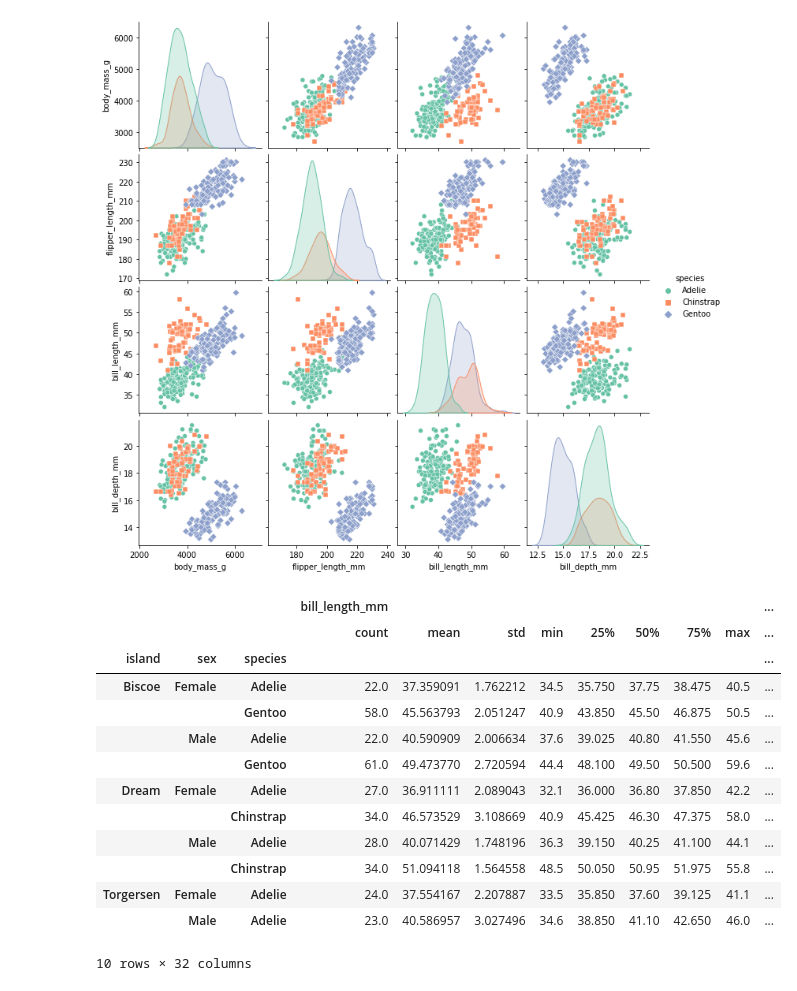
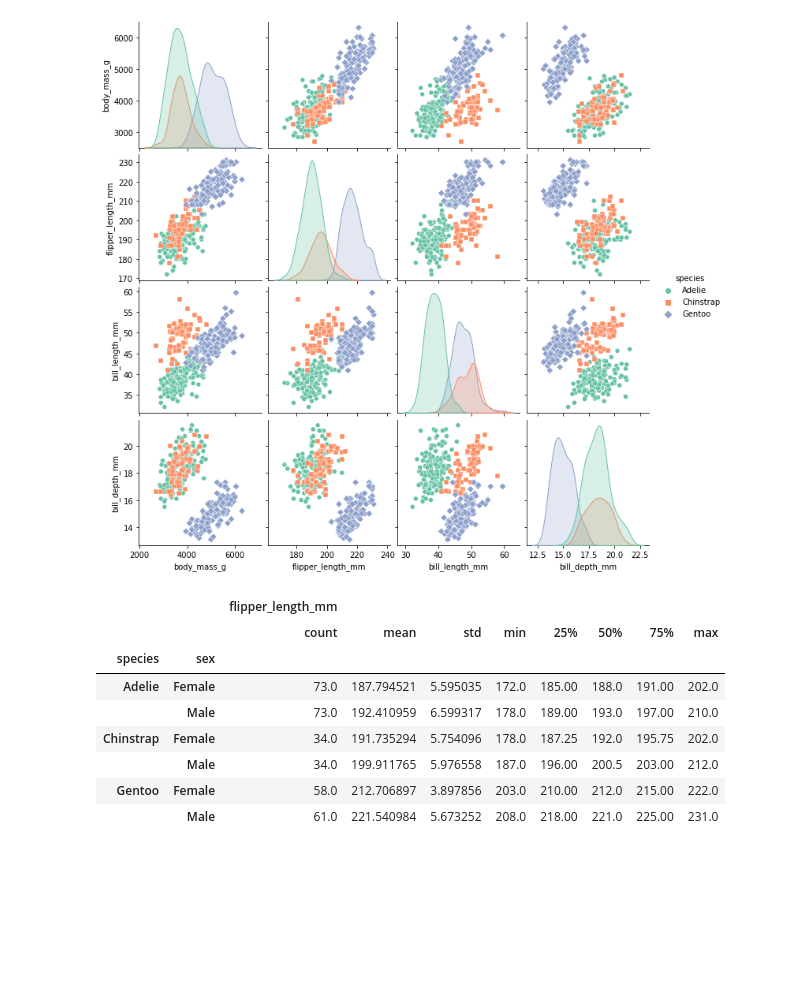
Before and after one commit to melanieoyarzun/taller_estadisticaDS, a Jupyter notebook: bloque1-tallerSTASIDS_EDA.ipynb, the cells around one changed output. Cells and saved outputs as stored; diff of their text form; code cells hidden in the pictures; blank space fills up the shorter version.

```diff
--- a/bloque1-tallerSTASIDS_EDA.ipynb
+++ b/bloque1-tallerSTASIDS_EDA.ipynb
@@ -795,26 +833,21 @@ plt.show()
 # %%
 
 # Agrupar por isla, género y especie, y calcular estadísticas descriptivas
-grouped_stats = penguins.groupby(['island', 'sex', 'species']).describe()
+grouped_stats = penguins.groupby(['species', 'sex']).describe()
 
 # Seleccionar solo las características numéricas
-numeric_columns = ['bill_length_mm', 'bill_depth_mm', 'flipper_length_mm', 'body_mass_g']
+numeric_columns = [ 'flipper_length_mm']
 grouped_stats = grouped_stats[numeric_columns]
 
 # Mostrar la tabla de estadísticas descriptivas
 grouped_stats
 # %% [output]
-|  |  |  | bill_length_mm |  |  |  |  |  |  |  | ... |
-|  |  |  | count | mean | std | min | 25% | 50% | 75% | max | ... |
-| island | sex | species |  |  |  |  |  |  |  |  | ... |
-| Biscoe | Female | Adelie | 22.0 | 37.359091 | 1.762212 | 34.5 | 35.750 | 37.75 | 38.475 | 40.5 | ... |
-|  |  | Gentoo | 58.0 | 45.563793 | 2.051247 | 40.9 | 43.850 | 45.50 | 46.875 | 50.5 | ... |
-|  | Male | Adelie | 22.0 | 40.590909 | 2.006634 | 37.6 | 39.025 | 40.80 | 41.550 | 45.6 | ... |
-|  |  | Gentoo | 61.0 | 49.473770 | 2.720594 | 44.4 | 48.100 | 49.50 | 50.500 | 59.6 | ... |
-| Dream | Female | Adelie | 27.0 | 36.911111 | 2.089043 | 32.1 | 36.000 | 36.80 | 37.850 | 42.2 | ... |
-|  |  | Chinstrap | 34.0 | 46.573529 | 3.108669 | 40.9 | 45.425 | 46.30 | 47.375 | 58.0 | ... |
-|  | Male | Adelie | 28.0 | 40.071429 | 1.748196 | 36.3 | 39.150 | 40.25 | 41.100 | 44.1 | ... |
-|  |  | Chinstrap | 34.0 | 51.094118 | 1.564558 | 48.5 | 50.050 | 50.95 | 51.975 | 55.8 | ... |
-| Torgersen | Female | Adelie | 24.0 | 37.554167 | 2.207887 | 33.5 | 35.850 | 37.60 | 39.125 | 41.1 | ... |
-|  | Male | Adelie | 23.0 | 40.586957 | 3.027496 | 34.6 | 38.850 | 41.10 | 42.650 | 46.0 | ... |
+|  |  | flipper_length_mm |  |  |  |  |  |  |  |
+|  |  | count | mean | std | min | 25% | 50% | 75% | max |
+| species | sex |  |  |  |  |  |  |  |  |
+| Adelie | Female | 73.0 | 187.794521 | 5.595035 | 172.0 | 185.00 | 188.0 | 191.00 | 202.0 |
+|  | Male | 73.0 | 192.410959 | 6.599317 | 178.0 | 189.00 | 193.0 | 197.00 | 210.0 |
+| Chinstrap | Female | 34.0 | 191.735294 | 5.754096 | 178.0 | 187.25 | 192.0 | 195.75 | 202.0 |
+|  | Male | 34.0 | 199.911765 | 5.976558 | 187.0 | 196.00 | 200.5 | 203.00 | 212.0 |
+| Gentoo | Female | 58.0 | 212.706897 | 3.897856 | 203.0 | 210.00 | 212.0 | 215.00 | 222.0 |
+|  | Male | 61.0 | 221.540984 | 5.673252 | 208.0 | 218.00 | 221.0 | 225.00 | 231.0 |
-10 rows × 32 columns
```
Also changed, not shown: parts of 22 cells of this notebook.
